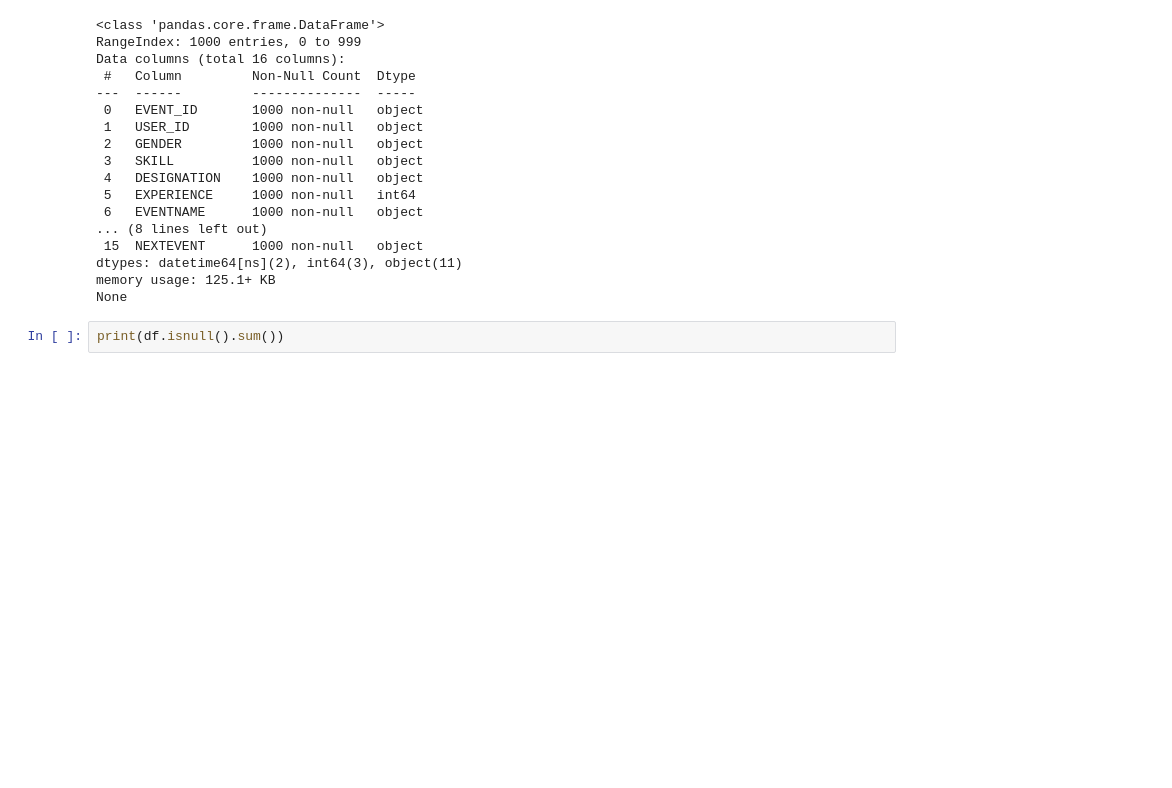
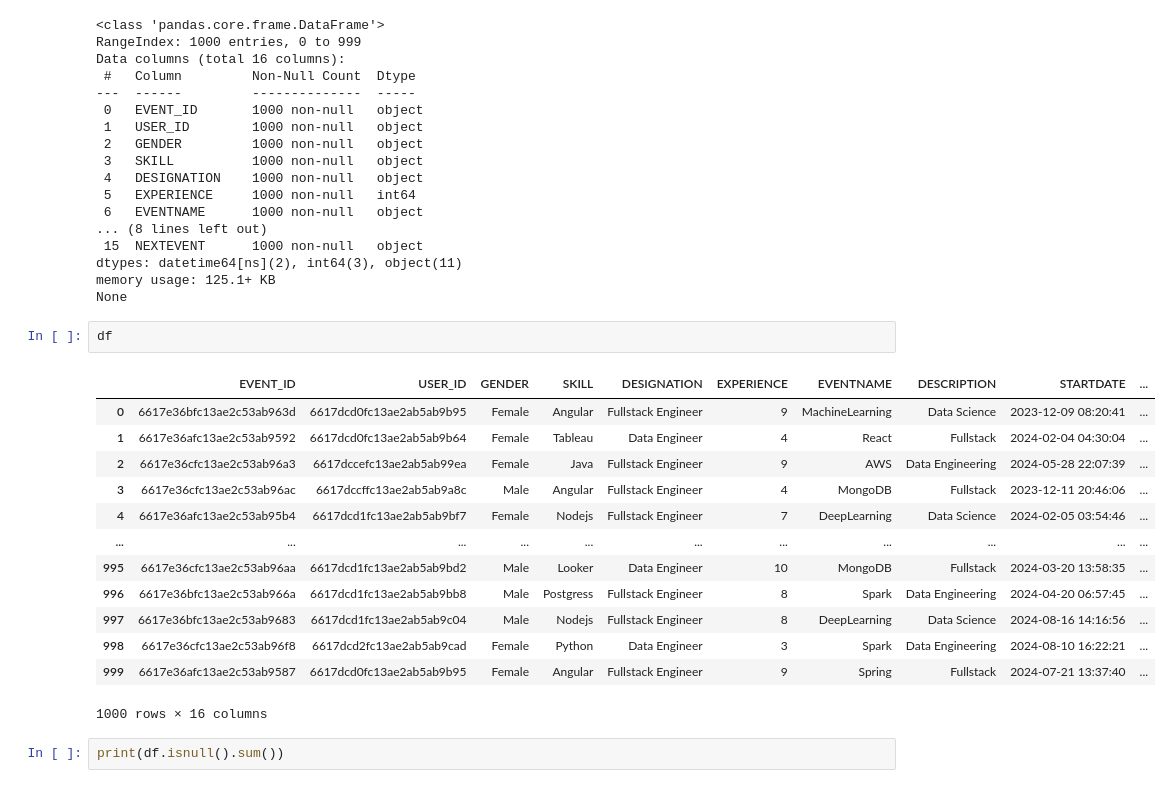
Before and after one commit to Harishmitha-rajendran/finalProject, a Jupyter notebook: finalProject.ipynb, the cells around one changed output. Saved outputs shown, nothing was run; the diff lists cells and outputs as text; blank space fills up the shorter version.

```diff
--- a/finalProject.ipynb
+++ b/finalProject.ipynb
@@ -85,6 +85,22 @@ Data columns (total 16 columns):
 dtypes: datetime64[ns](2), int64(3), object(11)
 memory usage: 125.1+ KB
 None
+# %%
+df
+# %% [output]
+|  | EVENT_ID | USER_ID | GENDER | SKILL | DESIGNATION | EXPERIENCE | EVENTNAME | DESCRIPTION | STARTDATE | ... |
+| 0 | 6617e36bfc13ae2c53ab963d | 6617dcd0fc13ae2ab5ab9b95 | Female | Angular | Fullstack Engineer | 9 | MachineLearning | Data Science | 2023-12-09 08:20:41 | ... |
+| 1 | 6617e36afc13ae2c53ab9592 | 6617dcd0fc13ae2ab5ab9b64 | Female | Tableau | Data Engineer | 4 | React | Fullstack | 2024-02-04 04:30:04 | ... |
+| 2 | 6617e36cfc13ae2c53ab96a3 | 6617dccefc13ae2ab5ab99ea | Female | Java | Fullstack Engineer | 9 | AWS | Data Engineering | 2024-05-28 22:07:39 | ... |
+| 3 | 6617e36cfc13ae2c53ab96ac | 6617dccffc13ae2ab5ab9a8c | Male | Angular | Fullstack Engineer | 4 | MongoDB | Fullstack | 2023-12-11 20:46:06 | ... |
+| 4 | 6617e36afc13ae2c53ab95b4 | 6617dcd1fc13ae2ab5ab9bf7 | Female | Nodejs | Fullstack Engineer | 7 | DeepLearning | Data Science | 2024-02-05 03:54:46 | ... |
+| ... | ... | ... | ... | ... | ... | ... | ... | ... | ... | ... |
+| 995 | 6617e36cfc13ae2c53ab96aa | 6617dcd1fc13ae2ab5ab9bd2 | Male | Looker | Data Engineer | 10 | MongoDB | Fullstack | 2024-03-20 13:58:35 | ... |
+| 996 | 6617e36bfc13ae2c53ab966a | 6617dcd1fc13ae2ab5ab9bb8 | Male | Postgress | Fullstack Engineer | 8 | Spark | Data Engineering | 2024-04-20 06:57:45 | ... |
+| 997 | 6617e36bfc13ae2c53ab9683 | 6617dcd1fc13ae2ab5ab9c04 | Male | Nodejs | Fullstack Engineer | 8 | DeepLearning | Data Science | 2024-08-16 14:16:56 | ... |
+| 998 | 6617e36cfc13ae2c53ab96f8 | 6617dcd2fc13ae2ab5ab9cad | Female | Python | Data Engineer | 3 | Spark | Data Engineering | 2024-08-10 16:22:21 | ... |
+| 999 | 6617e36afc13ae2c53ab9587 | 6617dcd0fc13ae2ab5ab9b95 | Female | Angular | Fullstack Engineer | 9 | Spring | Fullstack | 2024-07-21 13:37:40 | ... |
+1000 rows × 16 columns
 # %%
 print(df.isnull().sum())
 # %% [output]
```
Also changed, not shown: parts of 6 cells of this notebook.
